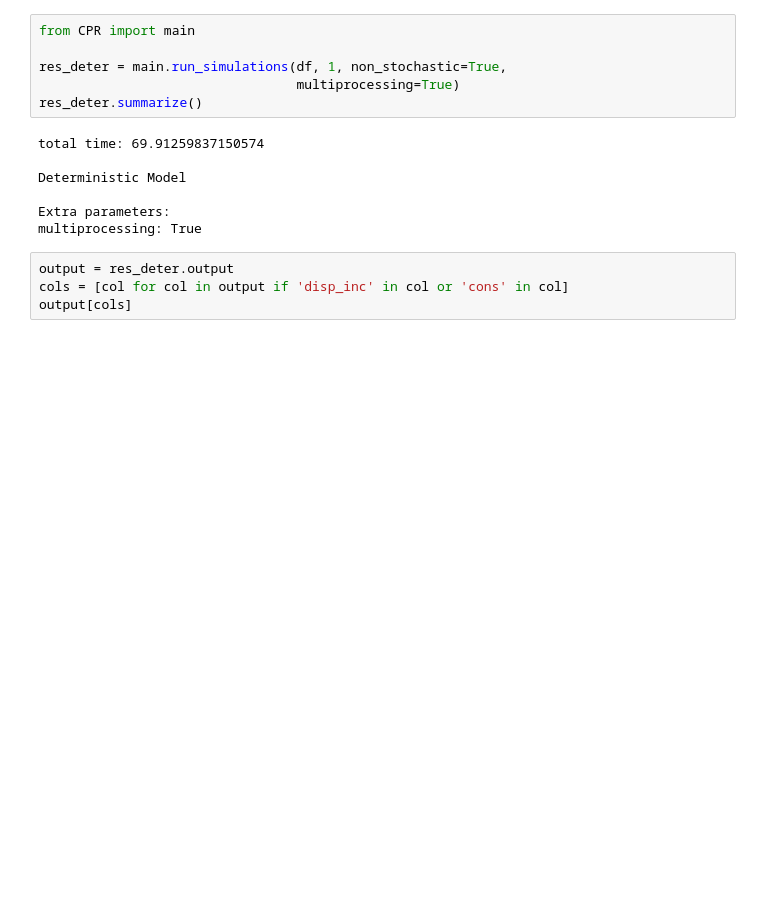
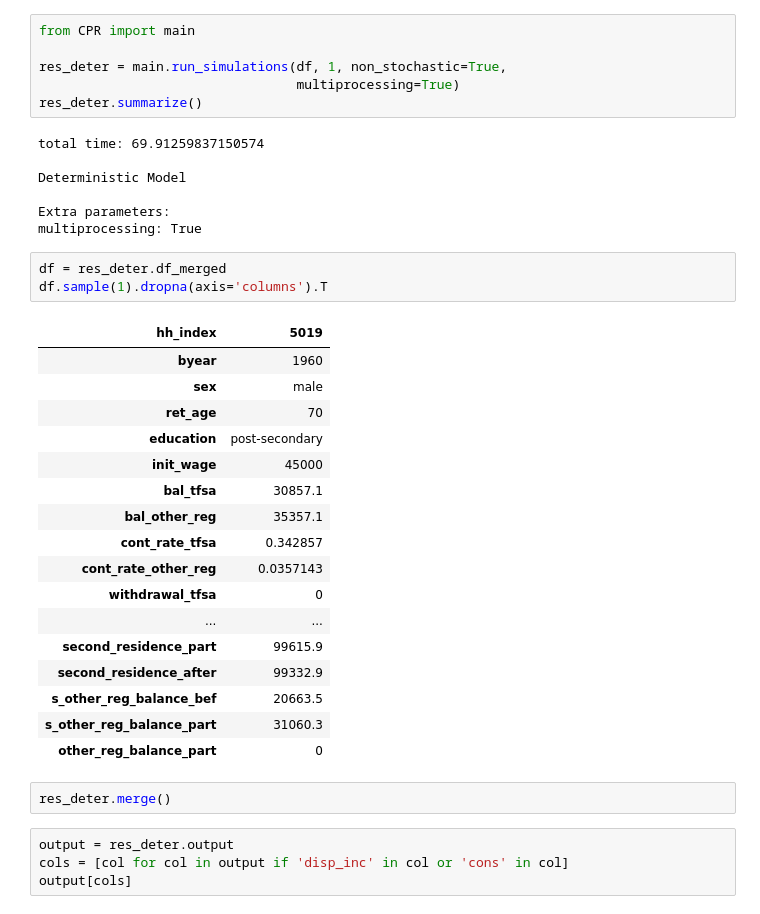
Before and after one commit to rsi-models/CPR, a Jupyter notebook: Notebooks/Create_fake_dataset.ipynb, the cells around one changed output. Cells and saved outputs as stored; diff of their text form; blank space fills up the shorter version.

```diff
--- a/Notebooks/Create_fake_dataset.ipynb
+++ b/Notebooks/Create_fake_dataset.ipynb
@@ -34,6 +30,29 @@ Deterministic Model
 
 Extra parameters:
 multiprocessing: True
+# %%
+df = res_deter.df_merged
+df.sample(1).dropna(axis='columns').T
+# %% [output]
+| hh_index | 5019 |
+| byear | 1960 |
+| sex | male |
+| ret_age | 70 |
+| education | post-secondary |
+| init_wage | 45000 |
+| bal_tfsa | 30857.1 |
+| bal_other_reg | 35357.1 |
+| cont_rate_tfsa | 0.342857 |
+| cont_rate_other_reg | 0.0357143 |
+| withdrawal_tfsa | 0 |
+| ... | ... |
+| second_residence_part | 99615.9 |
+| second_residence_after | 99332.9 |
+| s_other_reg_balance_bef | 20663.5 |
+| s_other_reg_balance_part | 31060.3 |
+| other_reg_balance_part | 0 |
+# %%
+res_deter.merge()
 # %%
 output = res_deter.output
 cols = [col for col in output if 'disp_inc' in col or 'cons' in col]
```
Also changed, not shown: parts of 1 cell of this notebook, 38 other files.
